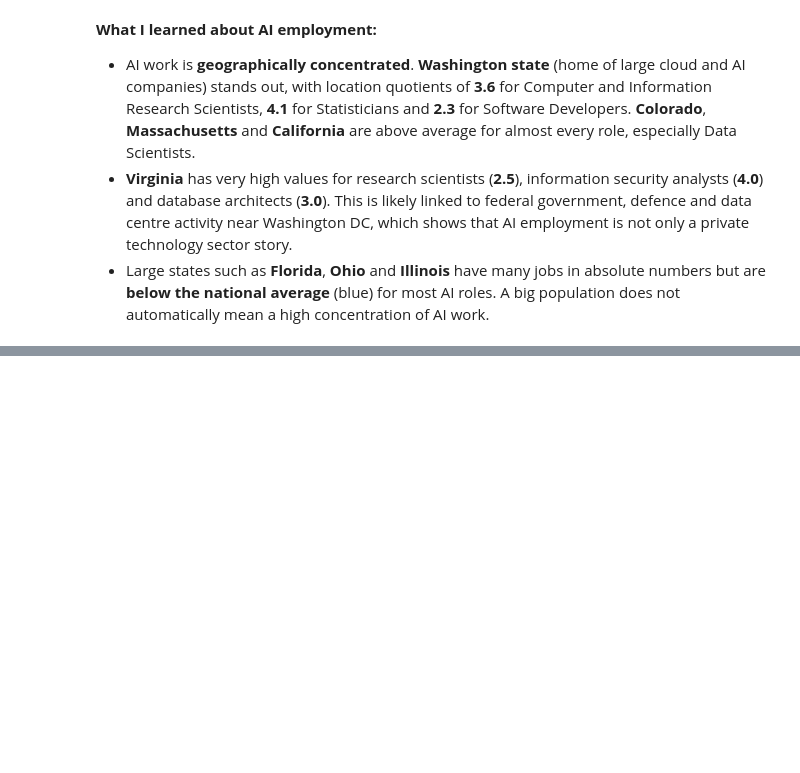
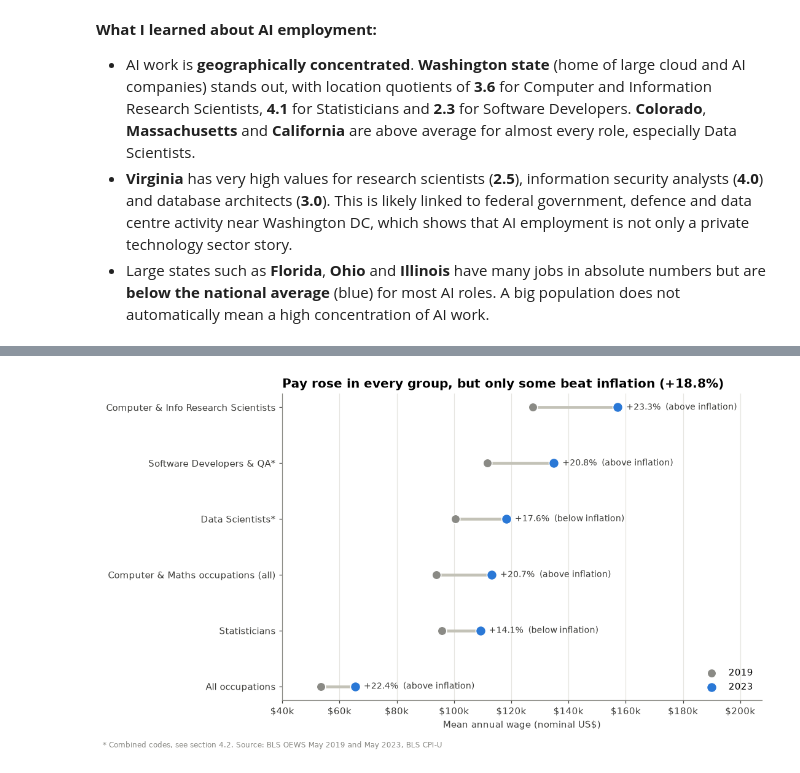
Before and after one commit to lucascardeal25/CA1-DVC, a Jupyter notebook: CA1_dvc.ipynb, the cells around one changed output, grey strips where cells are left out. Saved outputs shown, nothing was run; the diff lists cells and outputs as text; code cells hidden in the pictures; blank space fills up the shorter version.

```diff
--- a/CA1_dvc.ipynb
+++ b/CA1_dvc.ipynb
@@ -294,0 +503,29 @@ plt.show()
+# %%
+CPI_MAY_2019, CPI_MAY_2023 = 256.092, 304.127      # CPI-U, all items, 1982-84=100 (BLS)
+inflation = CPI_MAY_2023 / CPI_MAY_2019 - 1
+
+w = trend.pivot(index="group", columns="year", values="a_mean")[[2019, 2023]]
+w["pct"] = w[2023] / w[2019] - 1
+w = w.sort_values(2023)
+
+fig, ax = plt.subplots(figsize=(10, 5.5))
+y = np.arange(len(w))
+ax.hlines(y, w[2019], w[2023], color="#c3c2b7", linewidth=3, zorder=1)
+ax.scatter(w[2019], y, s=90, color=GREY, label="2019", zorder=3, edgecolor="white")
+ax.scatter(w[2023], y, s=110, color=CAT_COLOURS["AI & Data Science"], label="2023", zorder=3, edgecolor="white")
+for i, (name, r) in enumerate(w.iterrows()):
+    beat = "above" if r["pct"] > inflation else "below"
+    ax.text(r[2023] + 3000, i, f"{r['pct']:+.1%}  ({beat} inflation)", va="center", fontsize=9, color=INK)
+ax.set_yticks(y); ax.set_yticklabels(w.index)
+ax.xaxis.set_major_formatter(mtick.FuncFormatter(lambda x, _: f"${x/1000:.0f}k"))
+ax.set_xlim(40000, w[2023].max() * 1.32)
+ax.set_xlabel("Mean annual wage (nominal US$)")
+ax.set_title(f"Pay rose in every group, but only some beat inflation ({inflation:+.1%})")
+ax.legend(loc="lower right")
+ax.grid(axis="x"); ax.set_axisbelow(True)
+fig.text(0.01, -0.02, "* Combined codes, see section 4.2. Source: BLS OEWS May 2019 and May 2023, BLS CPI-U",
+         fontsize=8, color=GREY)
+plt.tight_layout()
+plt.show()
+# %% [output]
+[figure, added]
```
Also changed, not shown: parts of 17 cells of this notebook.
